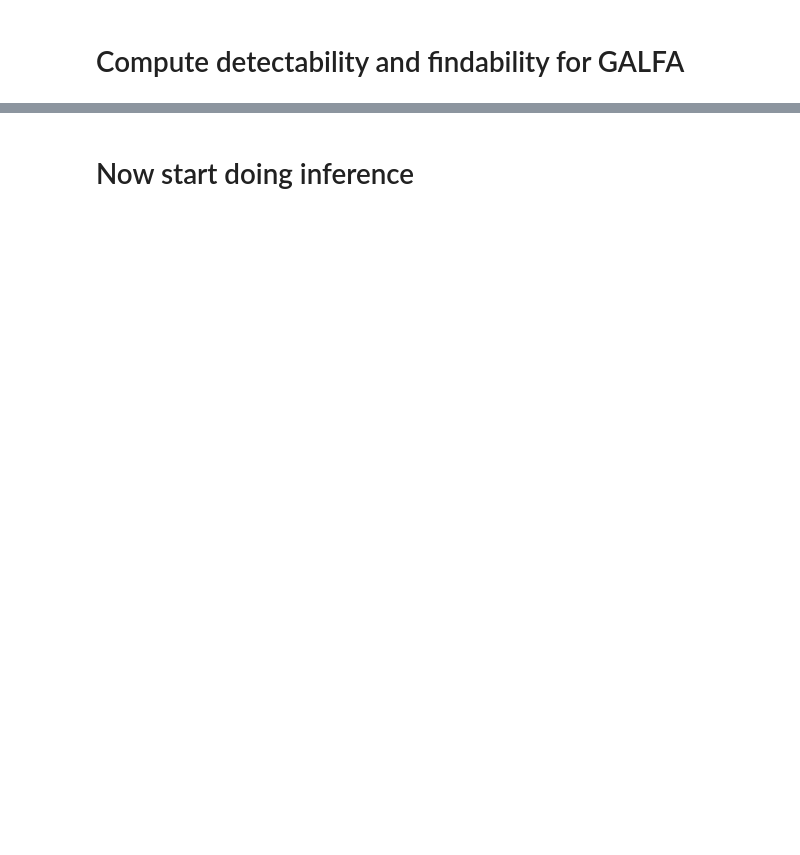
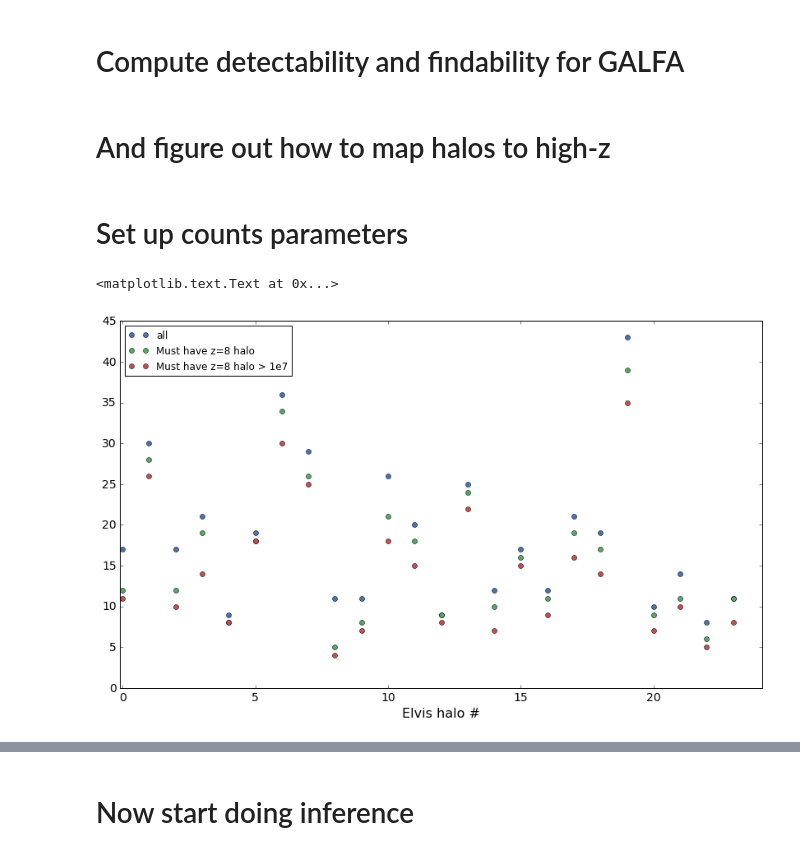
Before and after one commit to eteq/galvis, a Jupyter notebook: Probabilistic Experiments.ipynb, the cells around one changed output, grey strips where cells are left out. Drawn from its saved outputs; the diff is of its cells as text; code cells hidden in the pictures; blank space fills up the shorter version.

```diff
--- a/Probabilistic Experiments.ipynb
+++ b/Probabilistic Experiments.ipynb
@@ -43,3 +46,5 @@ Loading /Users/erik/projects/m31-galfa/elvis_data/PairedCatalogs/Zeus&Hera.txt
 # %%
 res = data_loaders.load_galfa_sensitivity('onempc_mass_sens.fits.zip')
 galfa_sens, galfa_sens_scs, galfa_sens_wcs, galfa_sens_hdu = res
+# %%
+elvii_trees = data_loaders.load_elvii_trees('ID,Mvir,Vmax,Rvir,upID,scale')
@@ -61,3 +79,45 @@ wakker_hvcs = Table.read('wakk.fits')
 wakker_scs = SkyCoord(l=wakker_hvcs['L'], b=wakker_hvcs['B'], unit=u.deg, frame='galactic')
 
 detectability.compute_elvis_findable(elvii_pairs, wakker_scs, wakker_hvcs['VLSR']*u.km/u.s)
+# %% [markdown]
+# And figure out how to map halos to high-z
+# %%
+for name, tree in elvii_trees.items():
+    for z_re in (6,7,8,9):
+        idxzre = np.argmin(np.abs(tree[0]['z']-z_re))
+        elvii_pairs[name]['Mviratz{}'.format(z_re)] = tree['Mvir'][:, idxzre]
+        elvii_pairs[name]['Vmatz{}'.format(z_re)] = tree['Vmax'][:, idxzre]
+# %% [markdown]
+# Set up counts parameters
+# %%
+def counts_with_cutoffs(Mviratzre=0*u.solMass, z_re=8, appmagcut=100*u.mag, inclsat=False):
+    counts = []
+    for pair in elvii_pairs.values():
+        halos = pair[2:]
+        for i in (0, 1):
+            matches = halos['findable_dr1_host{}'.format(i)]
+
+            if Mviratzre is not None:
+                matches = matches & (halos['Mviratz{}'.format(z_re)] > Mviratzre)
+
+            dm = Distance(halos['host{}_dist'.format(i)]).distmod
+            appmag = -2.5*np.log10(halos['Mstar_preferred']/u.solMass)*u.mag + dm
+            matches = matches & (appmag < appmagcut)
+
+            if not inclsat:
+                matches = matches & ~halos['sat_of_either']
+
+            counts.append(np.sum(matches))
+    return np.array(counts)
+# %%
+plt.plot(np.arange(len(elvii_pairs)*2), counts_with_cutoffs(None), 'o', label='all')
+plt.plot(np.arange(len(elvii_pairs)*2), counts_with_cutoffs(), 'o', label='Must have z=8 halo')
+plt.plot(np.arange(len(elvii_pairs)*2), counts_with_cutoffs(1e7*u.solMass), 'o', label='Must have z=8 halo > 1e7')
+
+plt.xlim(-.1,len(elvii_pairs)*2 + .1)
+plt.legend(loc=0)
+
+plt.xlabel('Elvis halo #')
+# %% [output]
+<matplotlib.text.Text at 0x...>
+[figure, added]
```
Also changed, not shown: parts of 18 cells of this notebook.
